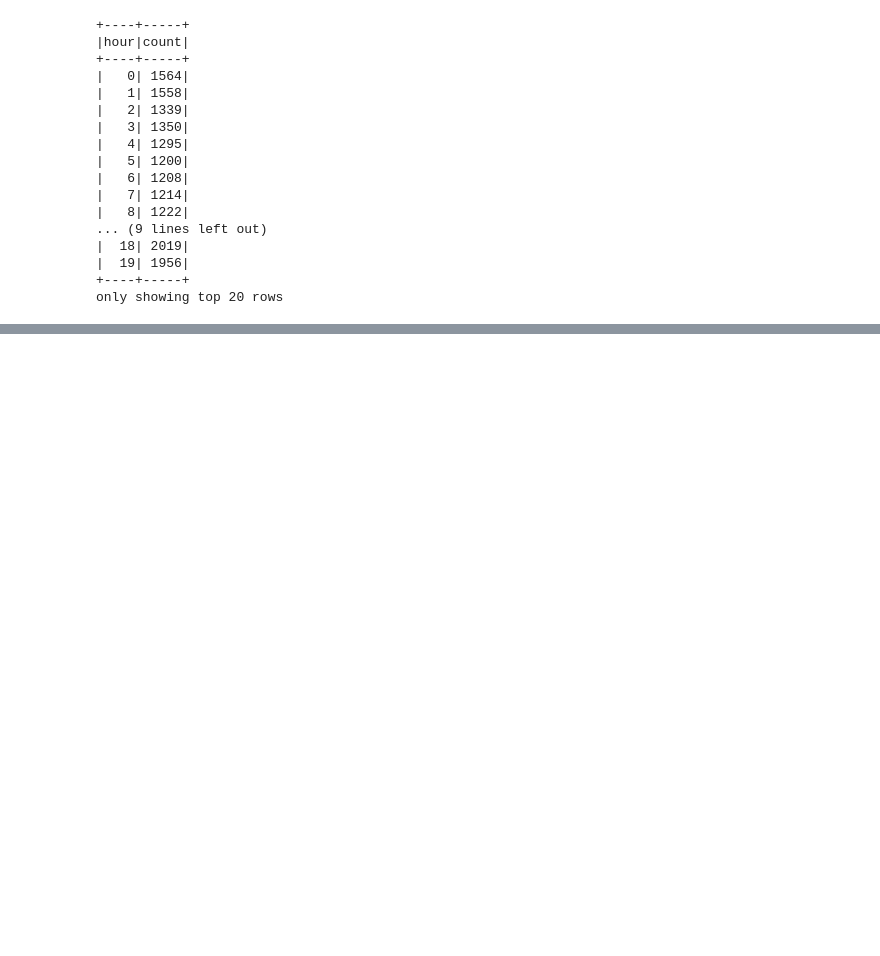
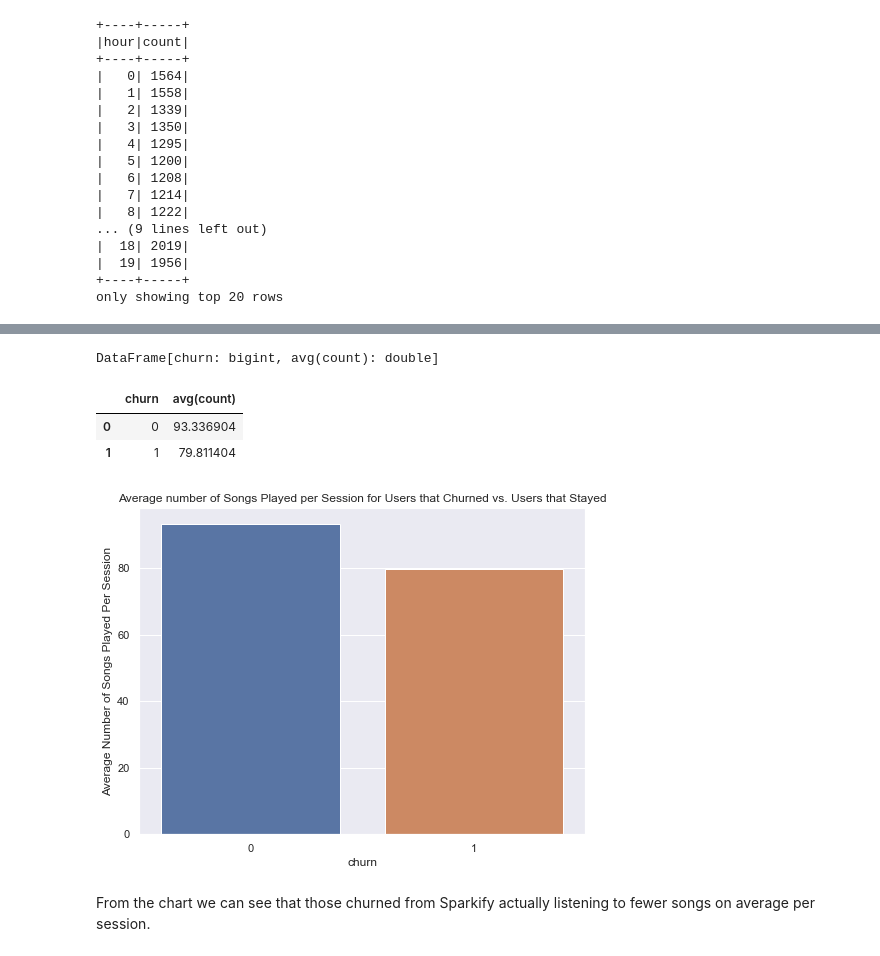
Before and after one commit to Nima-Sayyah/Sparkify, a Jupyter notebook: Sparkify.ipynb, the cells around one changed output, grey strips where cells are left out. Drawn from its saved outputs; the diff is of its cells as text; code cells hidden in the pictures; blank space fills up the shorter version.

Commit message:
Update 53 - Sparkify

```diff
--- a/Sparkify.ipynb
+++ b/Sparkify.ipynb
@@ -911,0 +901,23 @@ df_songs
+# %%
+df_songs = df_songs.groupby('churn').agg({"count":"avg"})
+df_songs
+# %% [output]
+DataFrame[churn: bigint, avg(count): double]
+# %%
+# convert this to pandas df
+df_songs = df_songs.toPandas()
+df_songs
+# %% [output]
+|  | churn | avg(count) |
+| 0 | 0 | 93.336904 |
+| 1 | 1 | 79.811404 |
+# %%
+#plot
+plt.figure(figsize = [8,6])
+ax = sns.barplot(data = df_songs, x = 'churn', y='avg(count)')
+plt.title("Average number of Songs Played per Session for Users that Churned vs. Users that Stayed")
+plt.ylabel("Average Number of Songs Played Per Session");
+# %% [output]
+[figure, added]
+# %% [markdown]
+From the chart we can see that those churned from Sparkify actually listening to fewer songs on average per session.
```
Also changed, not shown: parts of 16 cells of this notebook.
